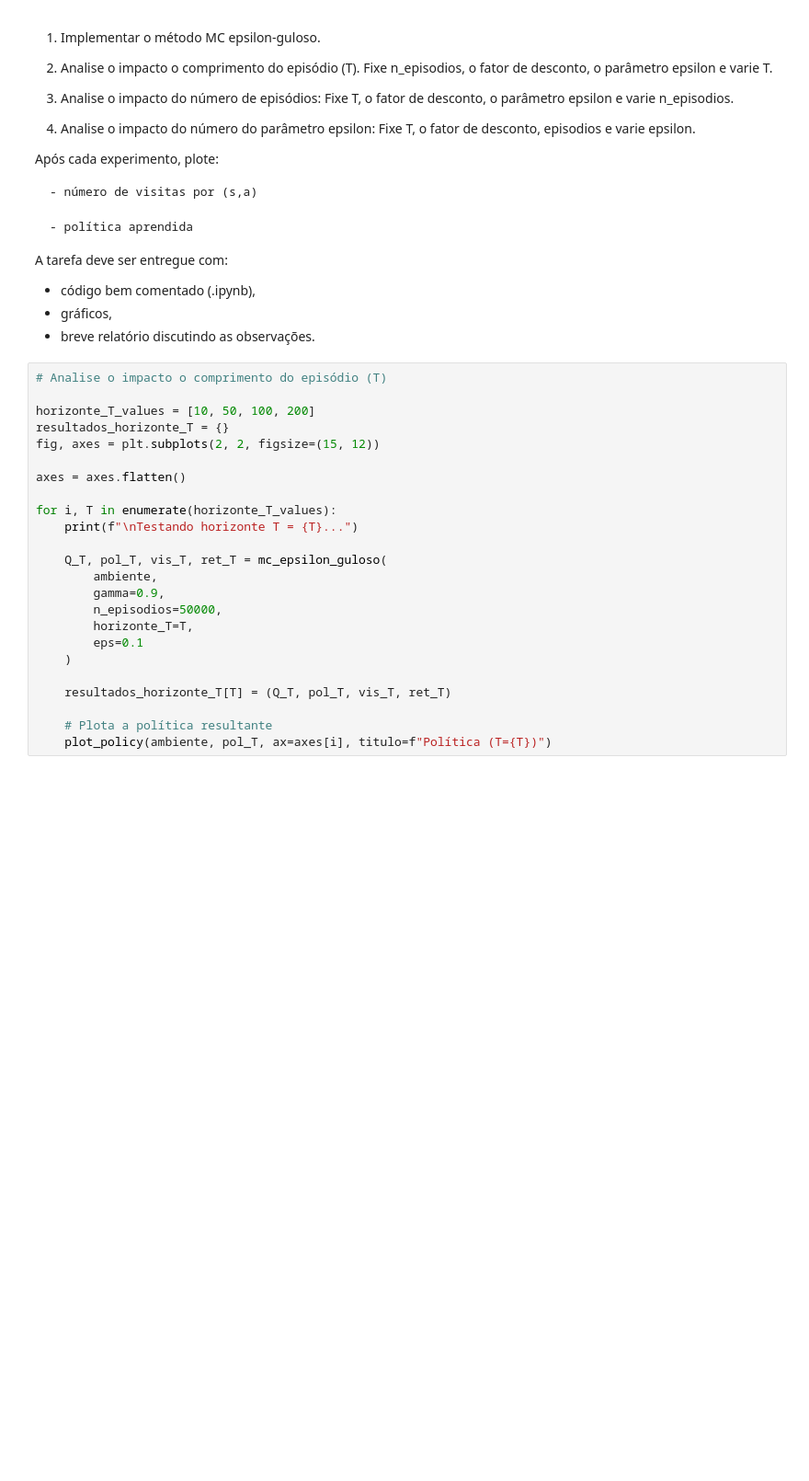
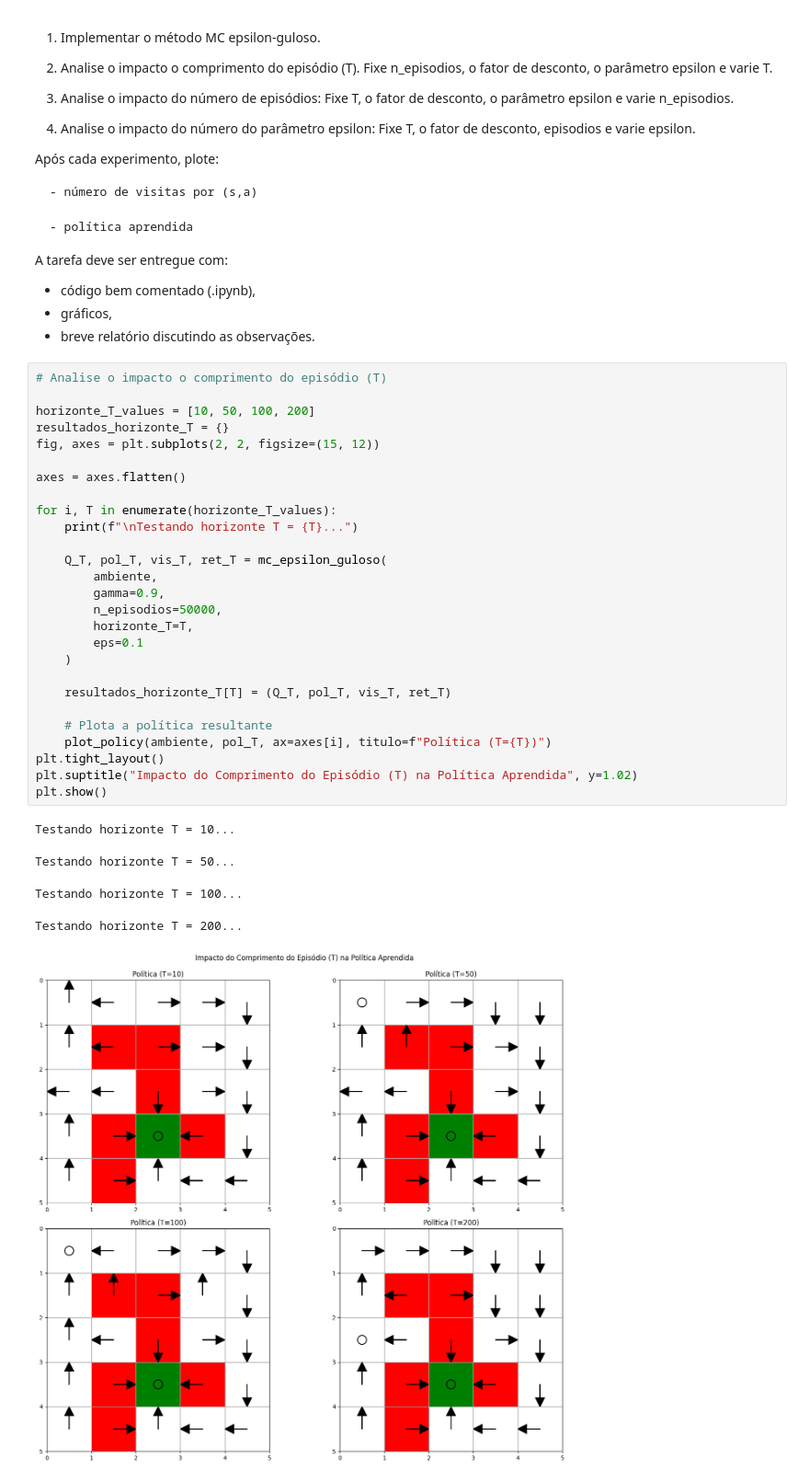
Before and after one commit to danluan/rl-labs, a Jupyter notebook: lab-6/lab_6_MC_epsilon_guloso.ipynb, the cells around one changed output. Shown at 92% size. Cells and saved outputs as stored; diff of their text form; blank space fills up the shorter version.

```diff
--- a/lab-6/lab_6_MC_epsilon_guloso.ipynb
+++ b/lab-6/lab_6_MC_epsilon_guloso.ipynb
@@ -644,24 +644,33 @@ A tarefa deve ser entregue com:
 # %%
 # Analise o impacto o comprimento do episódio (T)
 
 horizonte_T_values = [10, 50, 100, 200]
 resultados_horizonte_T = {}
 fig, axes = plt.subplots(2, 2, figsize=(15, 12))
 
 axes = axes.flatten()
 
 for i, T in enumerate(horizonte_T_values):
     print(f"\nTestando horizonte T = {T}...")
 
     Q_T, pol_T, vis_T, ret_T = mc_epsilon_guloso(
         ambiente,
         gamma=0.9,
         n_episodios=50000,
         horizonte_T=T,
         eps=0.1
     )
 
     resultados_horizonte_T[T] = (Q_T, pol_T, vis_T, ret_T)
 
     # Plota a política resultante
     plot_policy(ambiente, pol_T, ax=axes[i], titulo=f"Política (T={T})")
+plt.tight_layout()
+plt.suptitle("Impacto do Comprimento do Episódio (T) na Política Aprendida", y=1.02)
+plt.show()
+# %% [output]
+Testando horizonte T = 10...
+Testando horizonte T = 50...
+Testando horizonte T = 100...
+Testando horizonte T = 200...
+[figure, added]
```
Also changed, not shown: 1 other file.
